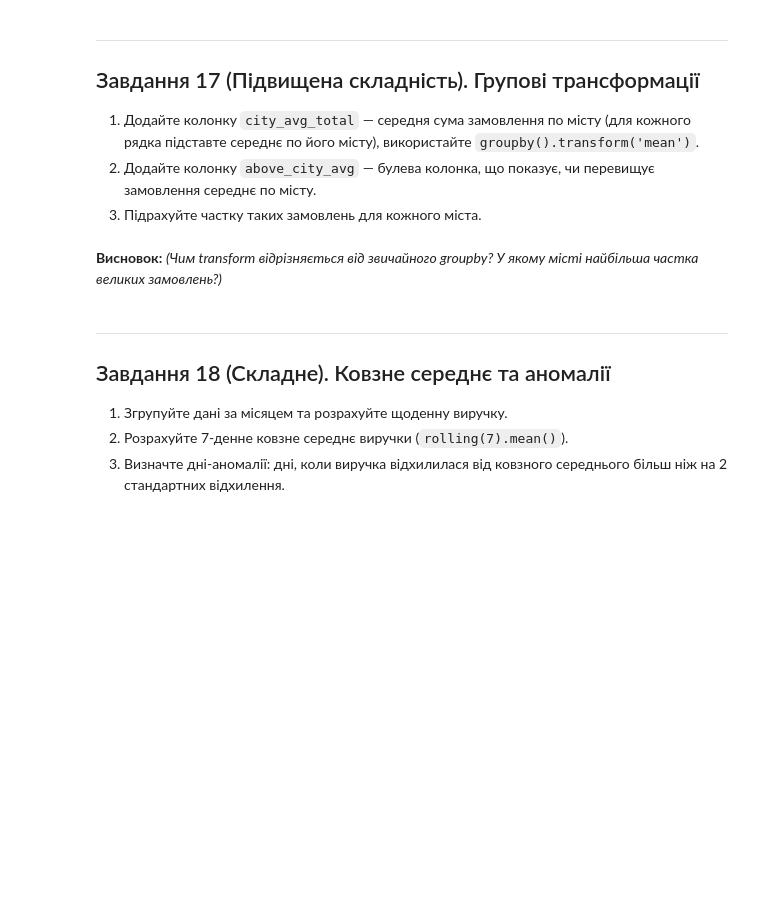
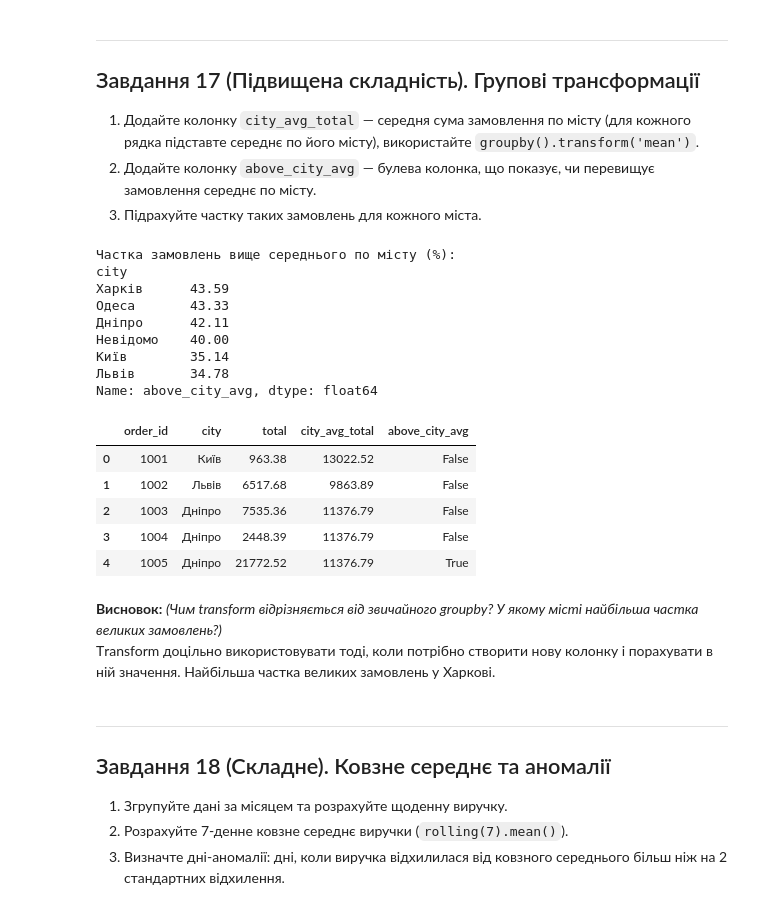
Before and after one commit to Olga-Lyt/DTA-2026, a Jupyter notebook: HW/pandas_tasks_beginners_DTA.ipynb, the cells around one changed output. Cells and saved outputs as stored; diff of their text form; code cells hidden in the pictures; blank space fills up the shorter version.

```diff
--- a/HW/pandas_tasks_beginners_DTA.ipynb
+++ b/HW/pandas_tasks_beginners_DTA.ipynb
@@ -538,5 +687,58 @@ df_discounts = pd.DataFrame({
+# %%
+# Ваш код тут
+df_merged['city_avg_total'] = (
+    df_merged
+    .groupby('city')['total']
+    .transform('mean')
+    .round(2)
+)
+
+df_merged['above_city_avg'] = (
+    df_merged['total'] > df_merged['city_avg_total']
+)
+
+city_share = (
+    df_merged
+    .groupby('city')['above_city_avg']
+    .mean()
+    .mul(100)
+    .round(2)
+    .sort_values(ascending=False)
+)
+
+print("Частка замовлень вище середнього по місту (%):")
+print(city_share)
+
+display(
+    df_merged[
+        [
+            'order_id',
+            'city',
+            'total',
+            'city_avg_total',
+            'above_city_avg'
+        ]
+    ].head()
+)
+# %% [output]
+Частка замовлень вище середнього по місту (%):
+city
+Харків      43.59
+Одеса       43.33
+Дніпро      42.11
+Невідомо    40.00
+Київ        35.14
+Львів       34.78
+Name: above_city_avg, dtype: float64
+|  | order_id | city | total | city_avg_total | above_city_avg |
+| 0 | 1001 | Київ | 963.38 | 13022.52 | False |
+| 1 | 1002 | Львів | 6517.68 | 9863.89 | False |
+| 2 | 1003 | Дніпро | 7535.36 | 11376.79 | False |
+| 3 | 1004 | Дніпро | 2448.39 | 11376.79 | False |
+| 4 | 1005 | Дніпро | 21772.52 | 11376.79 | True |
 # %% [markdown]
 **Висновок:** *(Чим transform відрізняється від звичайного groupby? У якому місті найбільша частка великих замовлень?)*
+Тransform доцільно використовувати тоді, коли потрібно створити нову колонку і порахувати в ній значення. Найбільша частка великих замовлень у Харкові.
 # %% [markdown]
 ---
 ## Завдання 18 (Складне). Ковзне середнє та аномалії
```
Also changed, not shown: parts of 16 cells of this notebook.
